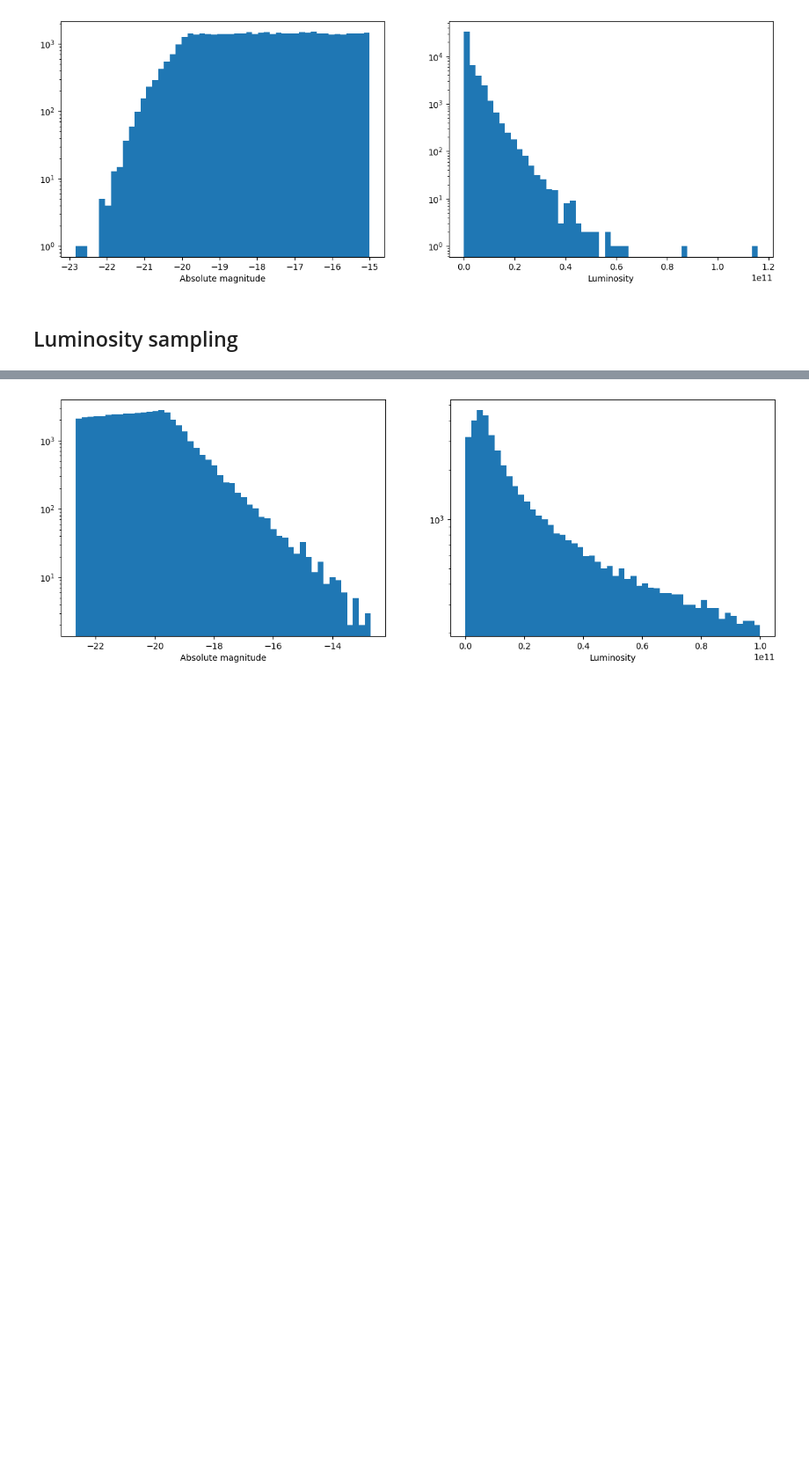
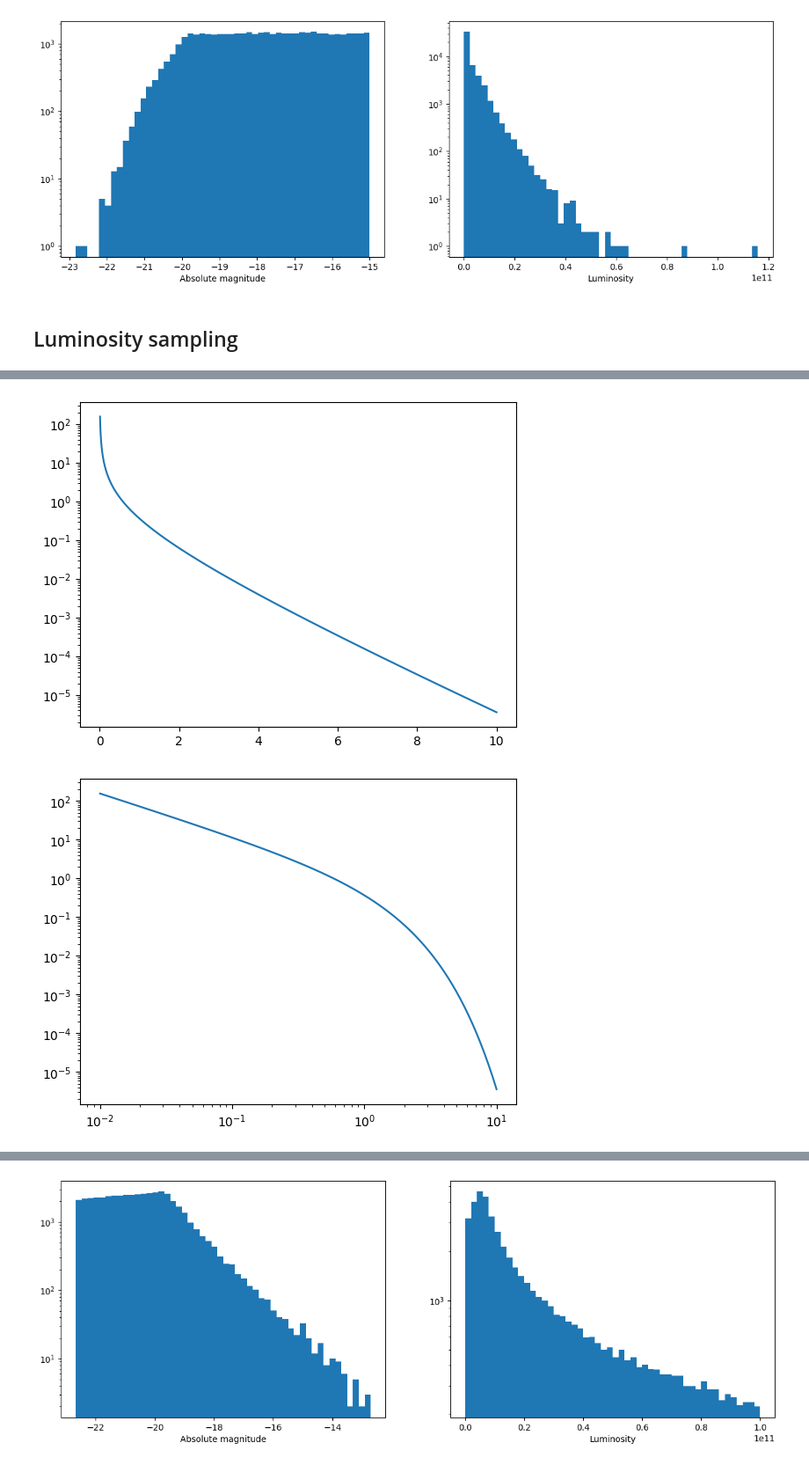
Before and after one commit to johannct/M2_Stage_Code, a Jupyter notebook: Simulation/Magnitude_Schechter.ipynb, the cells around one changed output, grey strips where cells are left out. Shown at 88% size. Cells and saved outputs as stored; diff of their text form; code cells hidden in the pictures; blank space fills up the shorter version.

```diff
--- a/Simulation/Magnitude_Schechter.ipynb
+++ b/Simulation/Magnitude_Schechter.ipynb
@@ -165,0 +180,9 @@ def generate_lumMag(N, L_min=1e7, L_max=1e11,  L_star=1e10, alpha=-1.1, z_min=0.
+# %%
+x=np.logspace(-2,1,100)
+y=np.power(x,-1.1)*np.exp(-x)
+plt.semilogy(x,y)
+plt.figure()
+plt.loglog(x,y);
+# %% [output]
+[figure, added]
+[figure, added]
```
Also changed, not shown: parts of 9 cells of this notebook.
